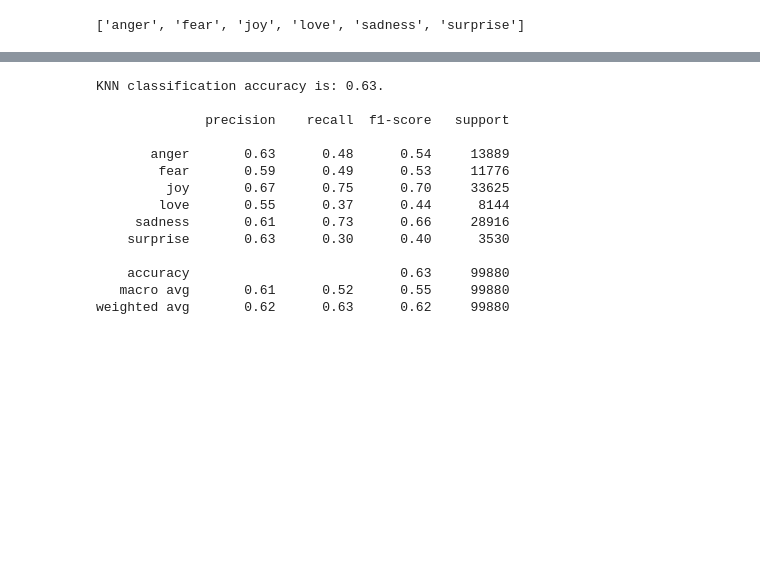
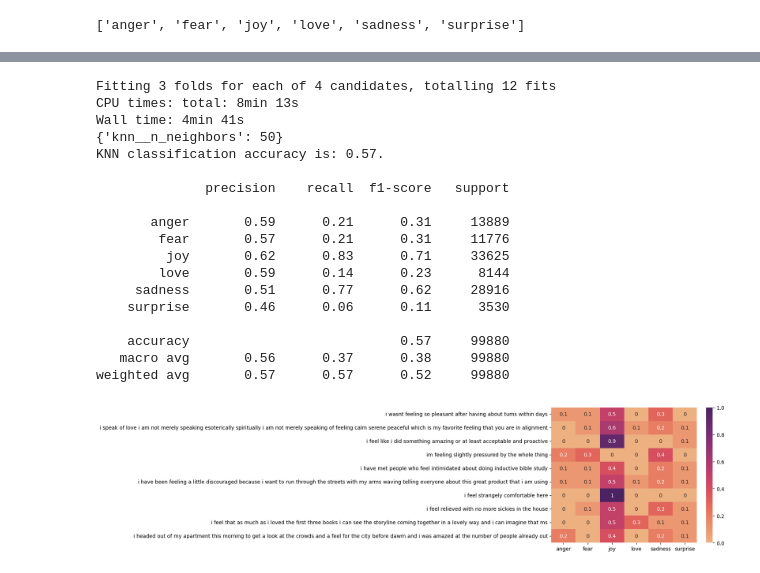
Before and after one commit to garimasc/emotional_classification, a Jupyter notebook: word2vec.ipynb, the cells around one changed output, grey strips where cells are left out. Drawn from its saved outputs; the diff is of its cells as text; code cells hidden in the pictures; blank space fills up the shorter version.

```diff
--- a/word2vec.ipynb
+++ b/word2vec.ipynb
@@ -226,25 +236,37 @@ weighted avg       0.56      0.57      0.55     99880
 # %%
 pipe_knn = Pipeline([
-    ('w2v', W2VEmbeddings(weights= None, w2v_model= goog_wordvecs)),
-    ('knn', KNeighborsClassifier(n_neighbors= 10, metric= 'cosine', weights= 'distance'))
+    ('w2v', W2VEmbeddings(weights= None, w2v_model= model.wv)),
+    ('knn', KNeighborsClassifier(n_neighbors= 20, metric= 'cosine', weights= 'distance'))
 ])
-pipe_knn.fit(X_train[:10000], y_train.head(10000))
+knn_grid = GridSearchCV(pipe_knn, cv= 3, scoring= 'accuracy', param_grid= {'knn__n_neighbors':[10,20,50,100]}, verbose= 1)
+%time knn_grid.fit(X_train[:50000], y_train.head(50000))
+print(knn_grid.best_params_)
 
-y_pred = pipe_knn.predict(X_test)
+y_pred = knn_grid.predict(X_test)
 print(f"KNN classification accuracy is: {accuracy_score(y_test, y_pred):0.2f}.\n")
 print(classification_report(y_test, y_pred))
 # %% [output]
-KNN classification accuracy is: 0.63.
+Fitting 3 folds for each of 4 candidates, totalling 12 fits
+CPU times: total: 8min 13s
+Wall time: 4min 41s
+{'knn__n_neighbors': 50}
+KNN classification accuracy is: 0.57.
 
               precision    recall  f1-score   support
 
-       anger       0.63      0.48      0.54     13889
-        fear       0.59      0.49      0.53     11776
-         joy       0.67      0.75      0.70     33625
-        love       0.55      0.37      0.44      8144
-     sadness       0.61      0.73      0.66     28916
-    surprise       0.63      0.30      0.40      3530
+       anger       0.59      0.21      0.31     13889
+        fear       0.57      0.21      0.31     11776
+         joy       0.62      0.83      0.71     33625
+        love       0.59      0.14      0.23      8144
+     sadness       0.51      0.77      0.62     28916
+    surprise       0.46      0.06      0.11      3530
 
-    accuracy                           0.63     99880
-   macro avg       0.61      0.52      0.55     99880
-weighted avg       0.62      0.63      0.62     99880
+    accuracy                           0.57     99880
+   macro avg       0.56      0.37      0.38     99880
+weighted avg       0.57      0.57      0.52     99880
+# %%
+sns.heatmap(pd.DataFrame(np.round(knn_grid.predict_proba(X_test[:10]),1), index= X_test[:10], columns= knn_grid.classes_), annot= True,
+            cmap= sns.color_palette("flare", as_cmap=True))
+plt.ylabel('');
+# %% [output]
+[figure, added]
```
Also changed, not shown: parts of 8 cells of this notebook.
